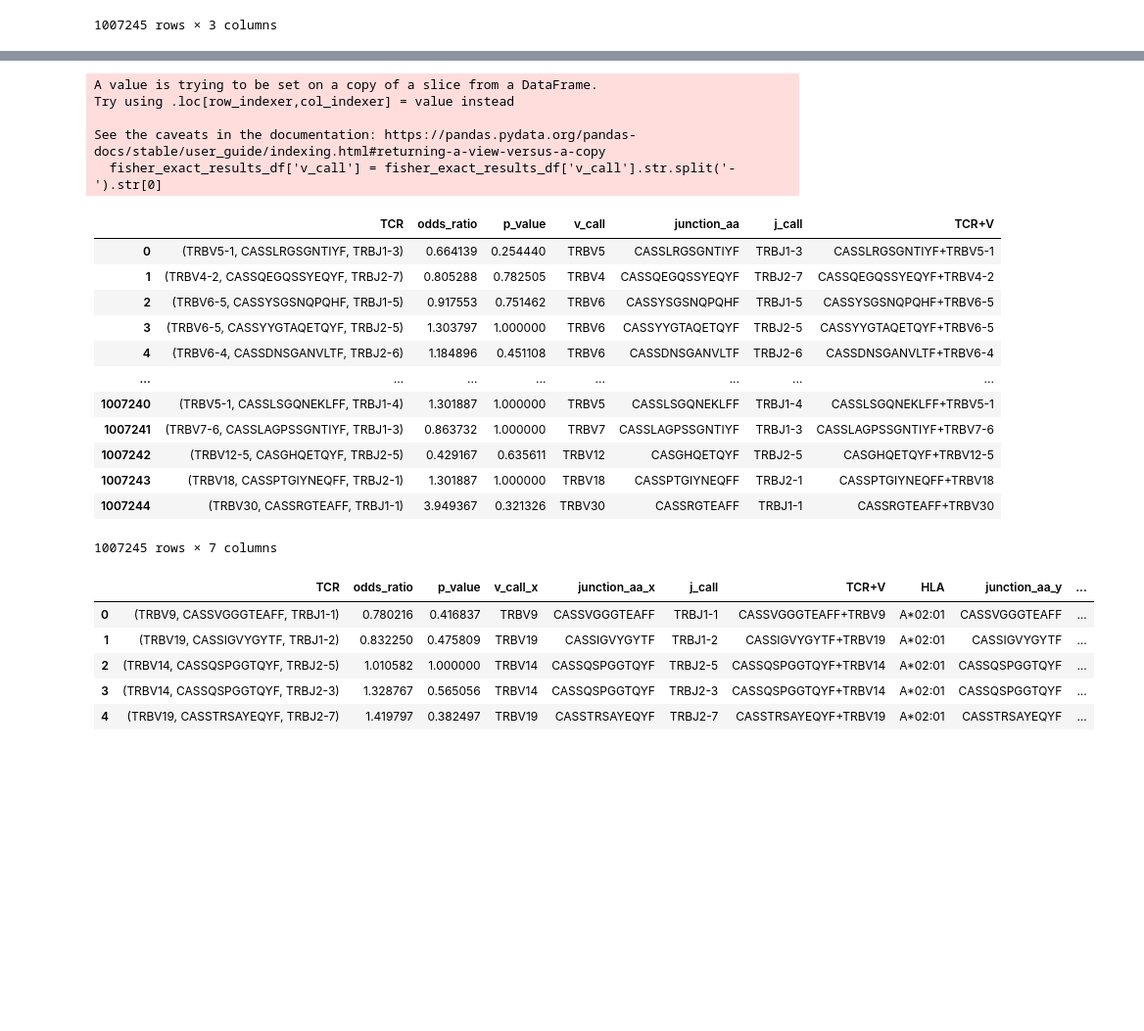
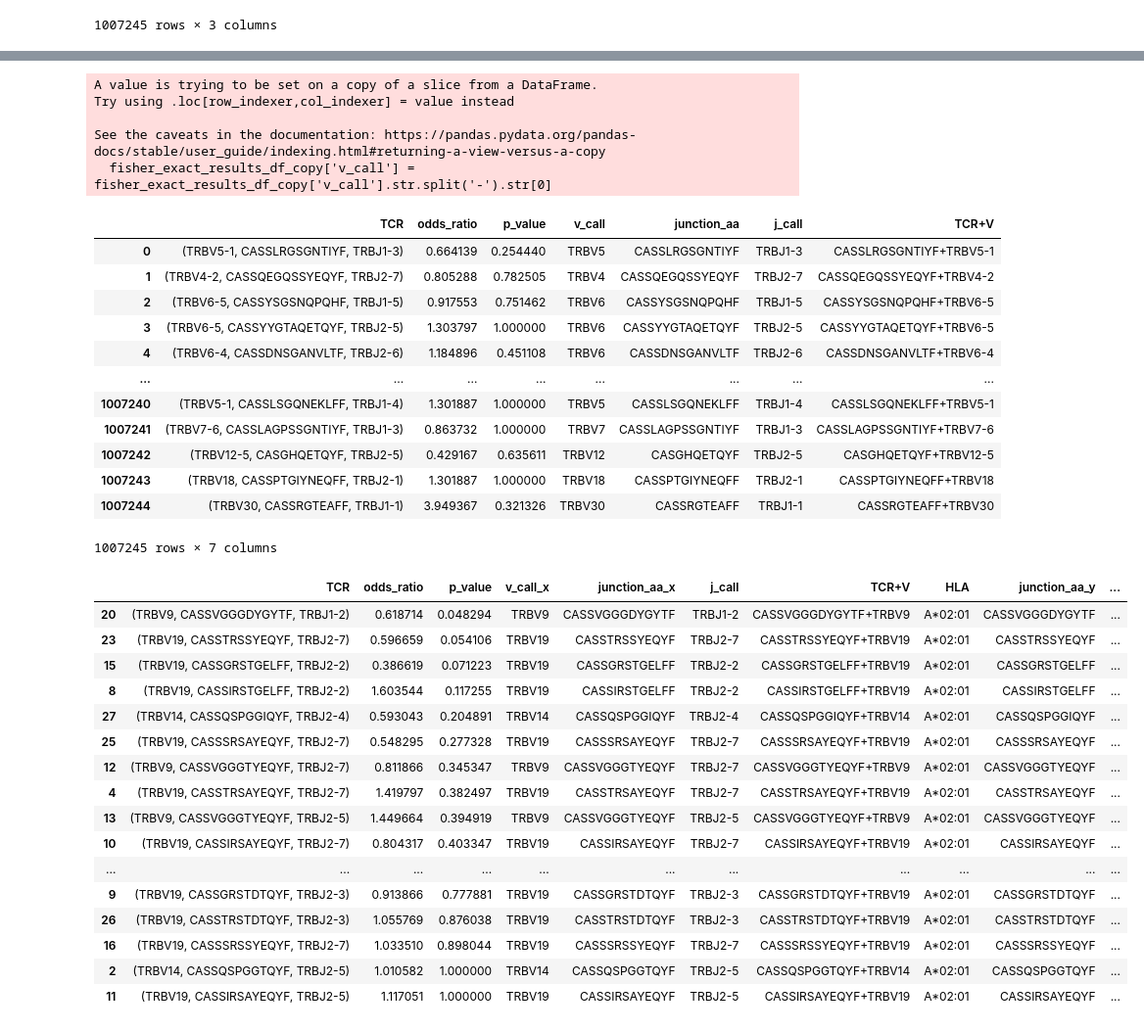
Before and after one commit to saartjeherman/Emerson, a Jupyter notebook: emerson.ipynb, the cells around one changed output, grey strips where cells are left out. Shown: that part at 98% size. Cells and saved outputs as stored; diff of their text form; code cells hidden in the pictures; blank space fills up the shorter version.

```diff
--- a/emerson.ipynb
+++ b/emerson.ipynb
@@ -322,6 +255,6 @@ fisher_exact_results_df.to_csv('//results//fisher_exact_results.tsv', sep='\t',
 # %%
 # Inlezen van het TSV-bestand
-fisher_exact_results_df = pd.read_csv(path + "//results//fisher_exact_results.tsv", sep='\t')
+fisher_exact_results_df = pd.read_csv(path + "\\results\\fisher_exact_results.tsv", sep='\t')
 fisher_exact_results_df['TCR'] = fisher_exact_results_df['TCR'].apply(ast.literal_eval)
 # %%
 ## Bij fisher exact test: in tabel bij 'have_hla_and_tcr' en 'have_no_hla_and_tcr' een pseudocount (=0.1) optellen
@@ -436,8 +370,8 @@ significant_tcr_df
 | 49 | CASSVVPSSYEQYF+TRBV9 | A*02:01 | CASSVVPSSYEQYF | TRBV9 | Overrepresented |
 # %%
 fisher_columns = ['TCR', 'odds_ratio', 'p_value']
-fisher_exact_results_df = fisher_exact_results_df[fisher_columns]
-fisher_exact_results_df
+fisher_exact_results_df_copy = fisher_exact_results_df[fisher_columns]
+fisher_exact_results_df_copy
 # %% [output]
 |  | TCR | odds_ratio | p_value |
 | 0 | (TRBV5-1, CASSLRGSGNTIYF, TRBJ1-3) | 0.664139 | 0.254440 |
@@ -453,12 +387,12 @@ fisher_exact_results_df
 | 1007244 | (TRBV30, CASSRGTEAFF, TRBJ1-1) | 3.949367 | 0.321326 |
 1007245 rows × 3 columns
 # %%
-fisher_exact_results_df[['v_call', 'junction_aa', 'j_call']] = pd.DataFrame(
-    fisher_exact_results_df['TCR'].tolist(), index=fisher_exact_results_df.index
+fisher_exact_results_df_copy[['v_call', 'junction_aa', 'j_call']] = pd.DataFrame(
+    fisher_exact_results_df_copy['TCR'].tolist(), index=fisher_exact_results_df_copy.index
 )
 
 # Maak de 'TCR+V'-kolom door 'v_call' en 'junction_aa' te combineren
-fisher_exact_results_df['TCR+V'] = fisher_exact_results_df['junction_aa'] + "+" + fisher_exact_results_df['v_call']
+fisher_exact_results_df_copy['TCR+V'] = fisher_exact_results_df_copy['junction_aa'] + "+" + fisher_exact_results_df_copy['v_call']
 # %% [output]
 A value is trying to be set on a copy of a slice from a DataFrame.
 Try using .loc[row_indexer,col_indexer] = value instead
@@ -473,12 +417,12 @@ See the caveats in the documentation: https://pandas.pydata.org/pandas-docs/stab
 # %%
-fisher_exact_results_df['v_call'] = fisher_exact_results_df['v_call'].str.split('-').str[0]
-fisher_exact_results_df
+fisher_exact_results_df_copy['v_call'] = fisher_exact_results_df_copy['v_call'].str.split('-').str[0]
+fisher_exact_results_df_copy
 # %% [output]
 A value is trying to be set on a copy of a slice from a DataFrame.
 Try using .loc[row_indexer,col_indexer] = value instead
 
 See the caveats in the documentation: https://pandas.pydata.org/pandas-docs/stable/user_guide/indexing.html#returning-a-view-versus-a-copy
-  fisher_exact_results_df['v_call'] = fisher_exact_results_df['v_call'].str.split('-').str[0]
+  fisher_exact_results_df_copy['v_call'] = fisher_exact_results_df_copy['v_call'].str.split('-').str[0]
 |  | TCR | odds_ratio | p_value | v_call | junction_aa | j_call | TCR+V |
 | 0 | (TRBV5-1, CASSLRGSGNTIYF, TRBJ1-3) | 0.664139 | 0.254440 | TRBV5 | CASSLRGSGNTIYF | TRBJ1-3 | CASSLRGSGNTIYF+TRBV5-1 |
 | 1 | (TRBV4-2, CASSQEGQSSYEQYF, TRBJ2-7) | 0.805288 | 0.782505 | TRBV4 | CASSQEGQSSYEQYF | TRBJ2-7 | CASSQEGQSSYEQYF+TRBV4-2 |
@@ -494,13 +438,23 @@ See the caveats in the documentation: https://pandas.pydata.org/pandas-docs/stab
 1007245 rows × 7 columns
 # %%
 # Merge de twee DataFrames op basis van de kolom 'TCR+V'
-merged_df = pd.merge(fisher_exact_results_df, significant_tcr_df, on='TCR+V', how='inner')
-
-merged_df.head()
+merged_df = pd.merge(fisher_exact_results_df_copy, significant_tcr_df, on='TCR+V', how='inner')
+merged_df.sort_values(by=["p_value"])
 # %% [output]
 |  | TCR | odds_ratio | p_value | v_call_x | junction_aa_x | j_call | TCR+V | HLA | junction_aa_y | ... |
-| 0 | (TRBV9, CASSVGGGTEAFF, TRBJ1-1) | 0.780216 | 0.416837 | TRBV9 | CASSVGGGTEAFF | TRBJ1-1 | CASSVGGGTEAFF+TRBV9 | A*02:01 | CASSVGGGTEAFF | ... |
-| 1 | (TRBV19, CASSIGVYGYTF, TRBJ1-2) | 0.832250 | 0.475809 | TRBV19 | CASSIGVYGYTF | TRBJ1-2 | CASSIGVYGYTF+TRBV19 | A*02:01 | CASSIGVYGYTF | ... |
+| 20 | (TRBV9, CASSVGGGDYGYTF, TRBJ1-2) | 0.618714 | 0.048294 | TRBV9 | CASSVGGGDYGYTF | TRBJ1-2 | CASSVGGGDYGYTF+TRBV9 | A*02:01 | CASSVGGGDYGYTF | ... |
+| 23 | (TRBV19, CASSTRSSYEQYF, TRBJ2-7) | 0.596659 | 0.054106 | TRBV19 | CASSTRSSYEQYF | TRBJ2-7 | CASSTRSSYEQYF+TRBV19 | A*02:01 | CASSTRSSYEQYF | ... |
+| 15 | (TRBV19, CASSGRSTGELFF, TRBJ2-2) | 0.386619 | 0.071223 | TRBV19 | CASSGRSTGELFF | TRBJ2-2 | CASSGRSTGELFF+TRBV19 | A*02:01 | CASSGRSTGELFF | ... |
+| 8 | (TRBV19, CASSIRSTGELFF, TRBJ2-2) | 1.603544 | 0.117255 | TRBV19 | CASSIRSTGELFF | TRBJ2-2 | CASSIRSTGELFF+TRBV19 | A*02:01 | CASSIRSTGELFF | ... |
+| 27 | (TRBV14, CASSQSPGGIQYF, TRBJ2-4) | 0.593043 | 0.204891 | TRBV14 | CASSQSPGGIQYF | TRBJ2-4 | CASSQSPGGIQYF+TRBV14 | A*02:01 | CASSQSPGGIQYF | ... |
+| 25 | (TRBV19, CASSSRSAYEQYF, TRBJ2-7) | 0.548295 | 0.277328 | TRBV19 | CASSSRSAYEQYF | TRBJ2-7 | CASSSRSAYEQYF+TRBV19 | A*02:01 | CASSSRSAYEQYF | ... |
+| 12 | (TRBV9, CASSVGGGTYEQYF, TRBJ2-7) | 0.811866 | 0.345347 | TRBV9 | CASSVGGGTYEQYF | TRBJ2-7 | CASSVGGGTYEQYF+TRBV9 | A*02:01 | CASSVGGGTYEQYF | ... |
+| 4 | (TRBV19, CASSTRSAYEQYF, TRBJ2-7) | 1.419797 | 0.382497 | TRBV19 | CASSTRSAYEQYF | TRBJ2-7 | CASSTRSAYEQYF+TRBV19 | A*02:01 | CASSTRSAYEQYF | ... |
+| 13 | (TRBV9, CASSVGGGTYEQYF, TRBJ2-5) | 1.449664 | 0.394919 | TRBV9 | CASSVGGGTYEQYF | TRBJ2-5 | CASSVGGGTYEQYF+TRBV9 | A*02:01 | CASSVGGGTYEQYF | ... |
+| 10 | (TRBV19, CASSIRSAYEQYF, TRBJ2-7) | 0.804317 | 0.403347 | TRBV19 | CASSIRSAYEQYF | TRBJ2-7 | CASSIRSAYEQYF+TRBV19 | A*02:01 | CASSIRSAYEQYF | ... |
+| ... | ... | ... | ... | ... | ... | ... | ... | ... | ... | ... |
+| 9 | (TRBV19, CASSGRSTDTQYF, TRBJ2-3) | 0.913866 | 0.777881 | TRBV19 | CASSGRSTDTQYF | TRBJ2-3 | CASSGRSTDTQYF+TRBV19 | A*02:01 | CASSGRSTDTQYF | ... |
+| 26 | (TRBV19, CASSTRSTDTQYF, TRBJ2-3) | 1.055769 | 0.876038 | TRBV19 | CASSTRSTDTQYF | TRBJ2-3 | CASSTRSTDTQYF+TRBV19 | A*02:01 | CASSTRSTDTQYF | ... |
+| 16 | (TRBV19, CASSSRSSYEQYF, TRBJ2-7) | 1.033510 | 0.898044 | TRBV19 | CASSSRSSYEQYF | TRBJ2-7 | CASSSRSSYEQYF+TRBV19 | A*02:01 | CASSSRSSYEQYF | ... |
 | 2 | (TRBV14, CASSQSPGGTQYF, TRBJ2-5) | 1.010582 | 1.000000 | TRBV14 | CASSQSPGGTQYF | TRBJ2-5 | CASSQSPGGTQYF+TRBV14 | A*02:01 | CASSQSPGGTQYF | ... |
-| 3 | (TRBV14, CASSQSPGGTQYF, TRBJ2-3) | 1.328767 | 0.565056 | TRBV14 | CASSQSPGGTQYF | TRBJ2-3 | CASSQSPGGTQYF+TRBV14 | A*02:01 | CASSQSPGGTQYF | ... |
-| 4 | (TRBV19, CASSTRSAYEQYF, TRBJ2-7) | 1.419797 | 0.382497 | TRBV19 | CASSTRSAYEQYF | TRBJ2-7 | CASSTRSAYEQYF+TRBV19 | A*02:01 | CASSTRSAYEQYF | ... |
+| 11 | (TRBV19, CASSIRSAYEQYF, TRBJ2-5) | 1.117051 | 1.000000 | TRBV19 | CASSIRSAYEQYF | TRBJ2-5 | CASSIRSAYEQYF+TRBV19 | A*02:01 | CASSIRSAYEQYF | ... |
```
Also changed, not shown: parts of 25 cells of this notebook.
